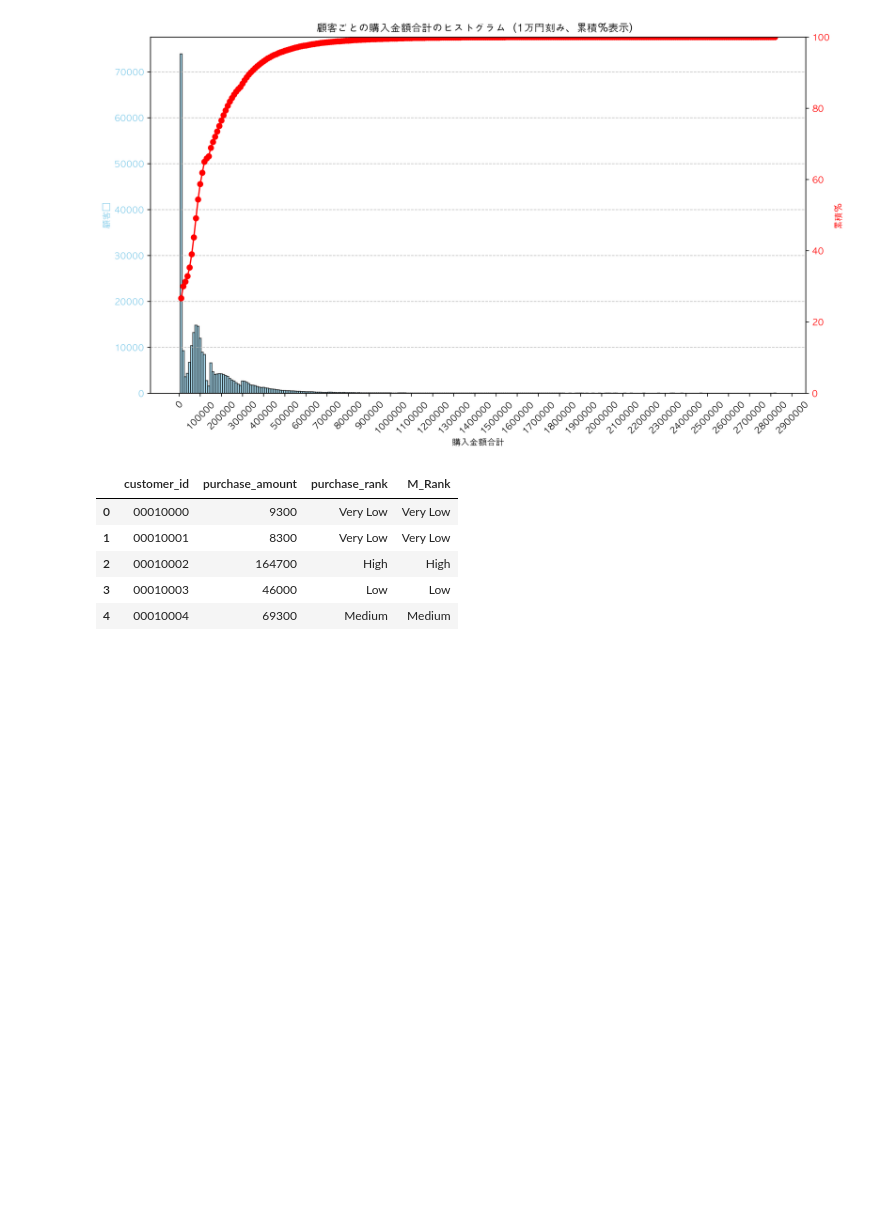
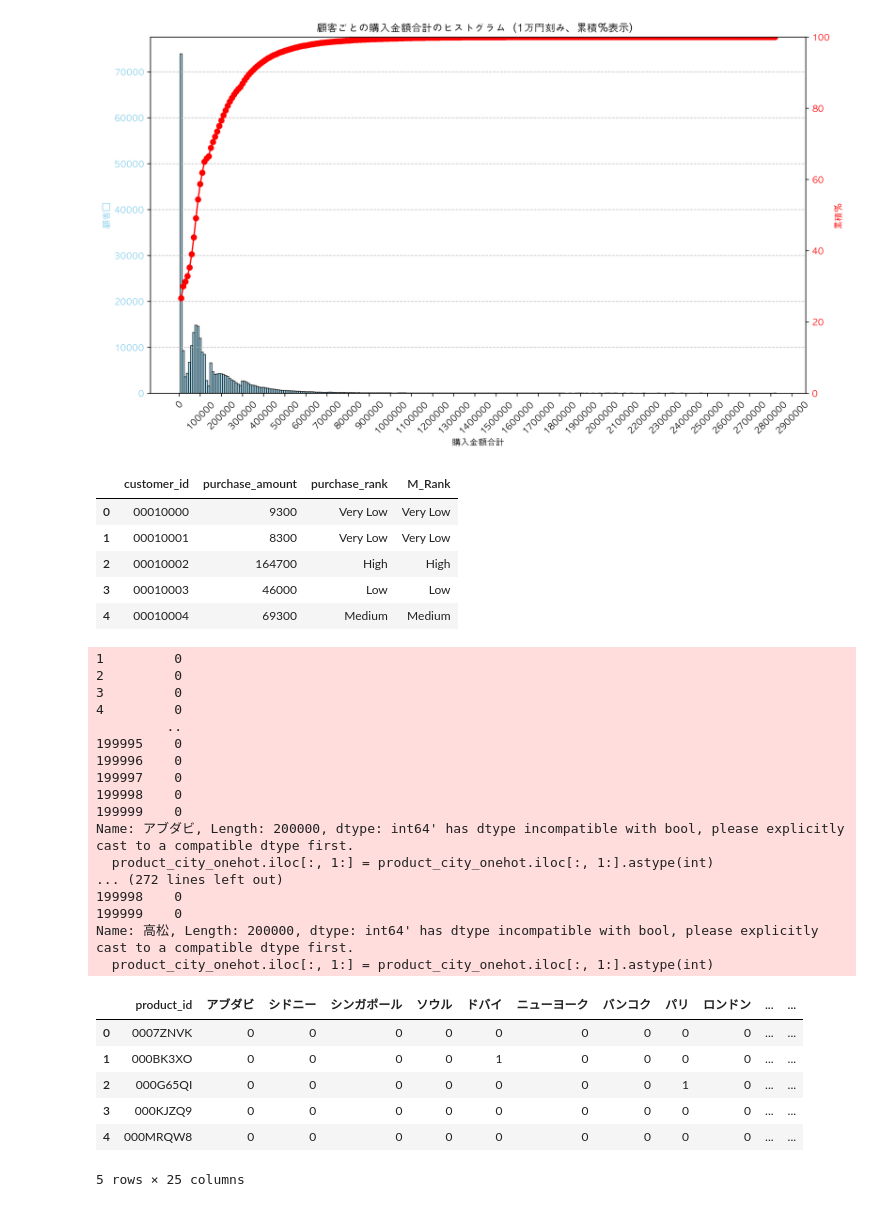
Before and after one commit to maton369/Data_Preprocessing_For_Data_Analyze, a Jupyter notebook: code/08_data_transform.ipynb, the cells around one changed output. Drawn from its saved outputs; the diff is of its cells as text; code cells hidden in the pictures; blank space fills up the shorter version.

Commit message:
feat: ワンホットエンコーディング

```diff
--- a/code/08_data_transform.ipynb
+++ b/code/08_data_transform.ipynb
@@ -165,3 +165,48 @@ customer_purchase_sum.head()
 | 2 | 00010002 | 164700 | High | High |
 | 3 | 00010003 | 46000 | Low | Low |
 | 4 | 00010004 | 69300 | Medium | Medium |
+# %%
+import pandas as pd
+
+# データの読み込み
+product_master = pd.read_csv("../data/product_master.csv")
+
+# ワンホットエンコーディング
+city_dummies = pd.get_dummies(product_master["destination_city"])
+
+# product_idと結合
+product_city_onehot = pd.concat([product_master[["product_id"]], city_dummies], axis=1)
+
+# product_idごとに集計（都市が複数あれば1つでもあれば1）
+product_city_onehot = product_city_onehot.groupby("product_id").max().reset_index()
+
+# True/Falseを1/0に変換
+product_city_onehot.iloc[:, 1:] = product_city_onehot.iloc[:, 1:].astype(int)
+
+# 結果表示
+product_city_onehot.head()
+# %% [output]
+1         0
+2         0
+3         0
+4         0
+         ..
+199995    0
+199996    0
+199997    0
+199998    0
+199999    0
+Name: アブダビ, Length: 200000, dtype: int64' has dtype incompatible with bool, please explicitly cast to a compatible dtype first.
+  product_city_onehot.iloc[:, 1:] = product_city_onehot.iloc[:, 1:].astype(int)
+... (272 lines left out)
+199998    0
+199999    0
+Name: 高松, Length: 200000, dtype: int64' has dtype incompatible with bool, please explicitly cast to a compatible dtype first.
+  product_city_onehot.iloc[:, 1:] = product_city_onehot.iloc[:, 1:].astype(int)
+|  | product_id | アブダビ | シドニー | シンガポール | ソウル | ドバイ | ニューヨーク | バンコク | パリ | ロンドン | ... | ... |
+| 0 | 0007ZNVK | 0 | 0 | 0 | 0 | 0 | 0 | 0 | 0 | 0 | ... | ... |
+| 1 | 000BK3XO | 0 | 0 | 0 | 0 | 1 | 0 | 0 | 0 | 0 | ... | ... |
+| 2 | 000G65QI | 0 | 0 | 0 | 0 | 0 | 0 | 0 | 1 | 0 | ... | ... |
+| 3 | 000KJZQ9 | 0 | 0 | 0 | 0 | 0 | 0 | 0 | 0 | 0 | ... | ... |
+| 4 | 000MRQW8 | 0 | 0 | 0 | 0 | 0 | 0 | 0 | 0 | 0 | ... | ... |
+5 rows × 25 columns
```
